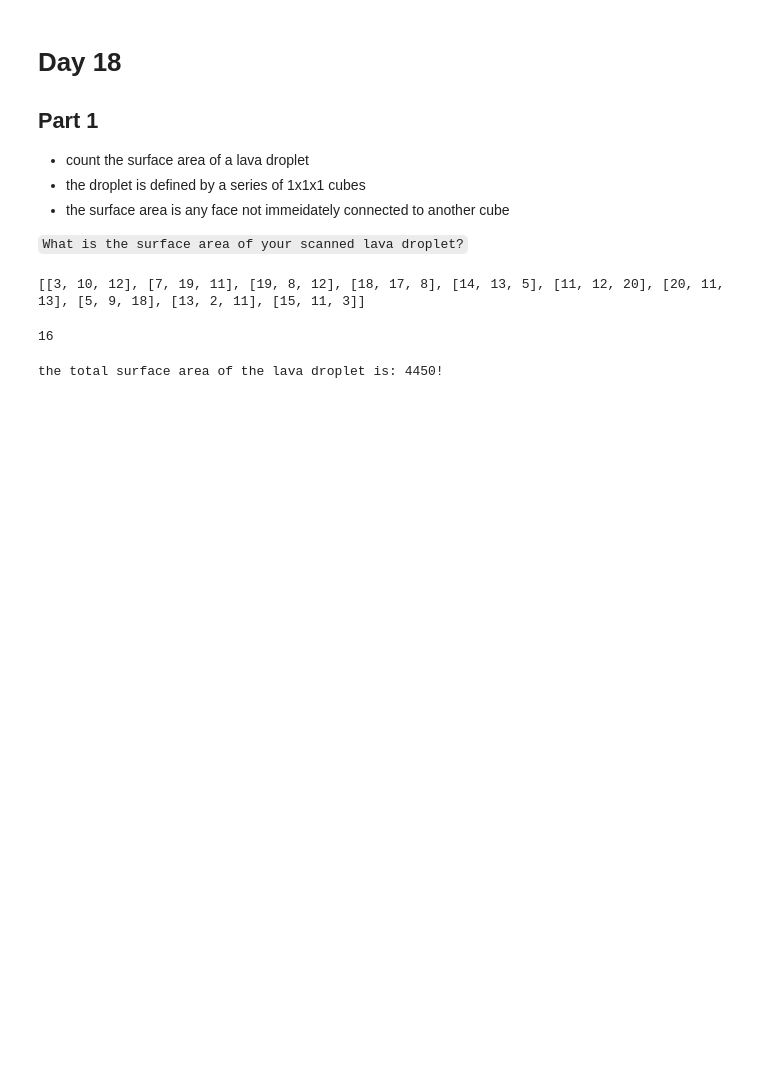
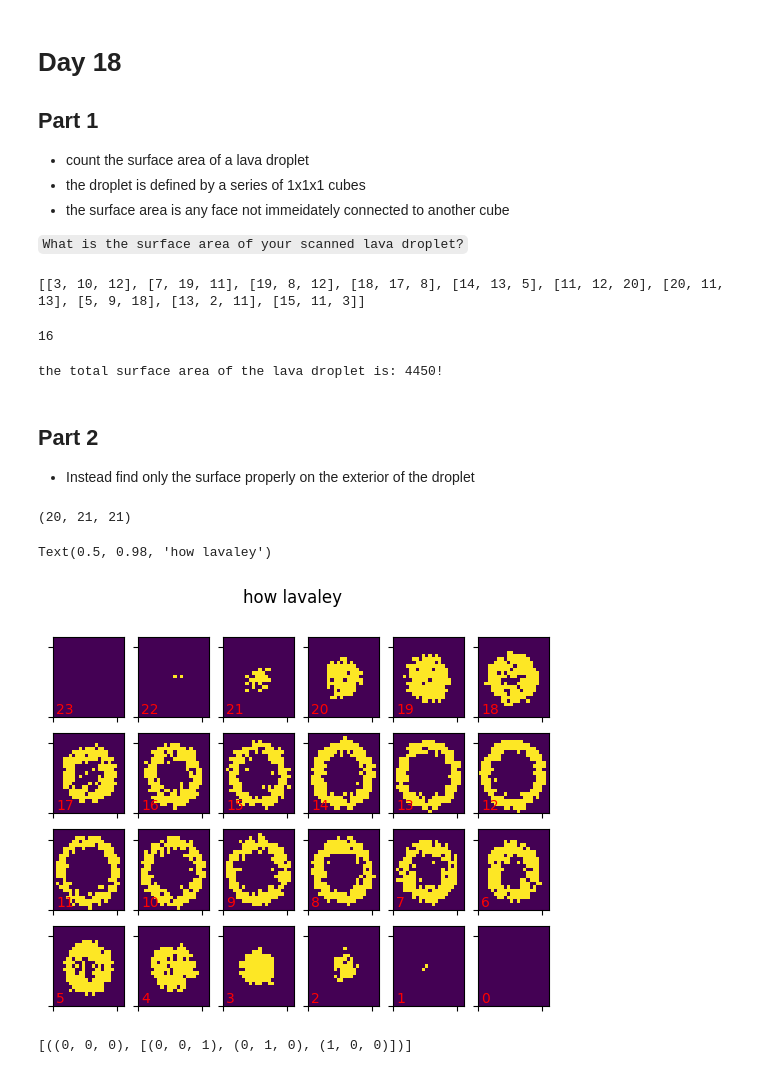
Before and after one commit to nouseforkeys/advent_of_code_22, a Jupyter notebook: day_18.ipynb, the cells around one changed output. Saved outputs shown, nothing was run; the diff lists cells and outputs as text; code cells hidden in the pictures; blank space fills up the shorter version.

Commit message:
WIP - coopted over the dijkstra's algorithm from day 12 into 3D - have found the volume that surrounds the droplet

```diff
--- a/day_18.ipynb
+++ b/day_18.ipynb
@@ -53,3 +56,81 @@ total_surface_area = get_surface_area(cubes)
 print(f'the total surface area of the lava droplet is: {total_surface_area}!')
 # %% [output]
 the total surface area of the lava droplet is: 4450!
+# %% [markdown]
+## Part 2
+
+- Instead find only the surface properly on the exterior of the droplet
+# %%
+limits = (
+    max([x for x, y, z in cubes]),
+    max([y for x, y, z in cubes]),
+    max([z for x, y, z in cubes])
+)
+
+print(limits)
+
+grid = []
+xlim, ylim, zlim = limits
+for _ in range(zlim + 2):
+    grid.append([])
+    for __ in range(ylim + 2):
+        grid[-1].append([])
+        for ___ in range(xlim + 2):
+            grid[-1][-1].append(0)
+
+for x, y, z in cubes:
+    grid[z][y][x] = 1
+
+# add a little extra padding
+grid = [[[0 for _ in row] for row in grid[0]]] + grid
+
+def plot_slices(grid: list[list[list[int]]], above_to_nan: int = None) -> None:
+    """
+    plots a series of 2d grid colour meshes for each z slice of a 3d grid
+    """
+    copy = deepcopy(grid)
+    if above_to_nan is not None:
+        for z, z_slice in enumerate(grid):
+            for y, row in enumerate(z_slice):
+                for x, value in enumerate(row):
+                    if value >= above_to_nan:
+                        copy[z][y][x] = np.nan
+    nrows, ncols = 4, 6
+    fig, _ = plt.subplots(nrows=nrows, ncols=ncols, sharex=True, sharey=False)
+    for z_level, (ax, z_slice) in enumerate(zip(reversed(fig.axes), copy)):
+        ax.pcolormesh(z_slice)
+        ax.set_xticklabels([])
+        ax.set_yticklabels([])
+        ax.text(1, 1, z_level, color='r')
+
+    return fig
+
+fig = plot_slices(grid)
+fig.suptitle('how lavaley')
+# %% [output]
+(20, 21, 21)
+Text(0.5, 0.98, 'how lavaley')
+[figure, added]
+# %%
+# let's create a net of all the positive and negative spaces
+net = {}
+
+for z, z_slice in enumerate(grid):
+    for y, row in enumerate(z_slice):
+        for x, value in enumerate(row):
+            neighbours = []
+            for ox, oy, oz in ((0, 0, 1), (0, 1, 0), (1, 0, 0), (0, 0, -1), (0, -1, 0), (-1, 0, 0)):
+                # bounds check
+                if not 0 <= x + ox < len(row):
+                    continue
+                if not 0 <= y + oy < len(z_slice):
+                    continue
+                if not 0 <= z + oz < len(grid):
+                    continue
+                if grid[z + oz][y + oy][x + ox] == value:
+                    neighbours.append((x + ox, y + oy, z + oz))
+            net.update({(x, y, z): neighbours})
+
+print(list(net.items())[:1])
+# %% [output]
+[((0, 0, 0), [(0, 0, 1), (0, 1, 0), (1, 0, 0)])]
```
Also changed, not shown: parts of 3 cells of this notebook.
